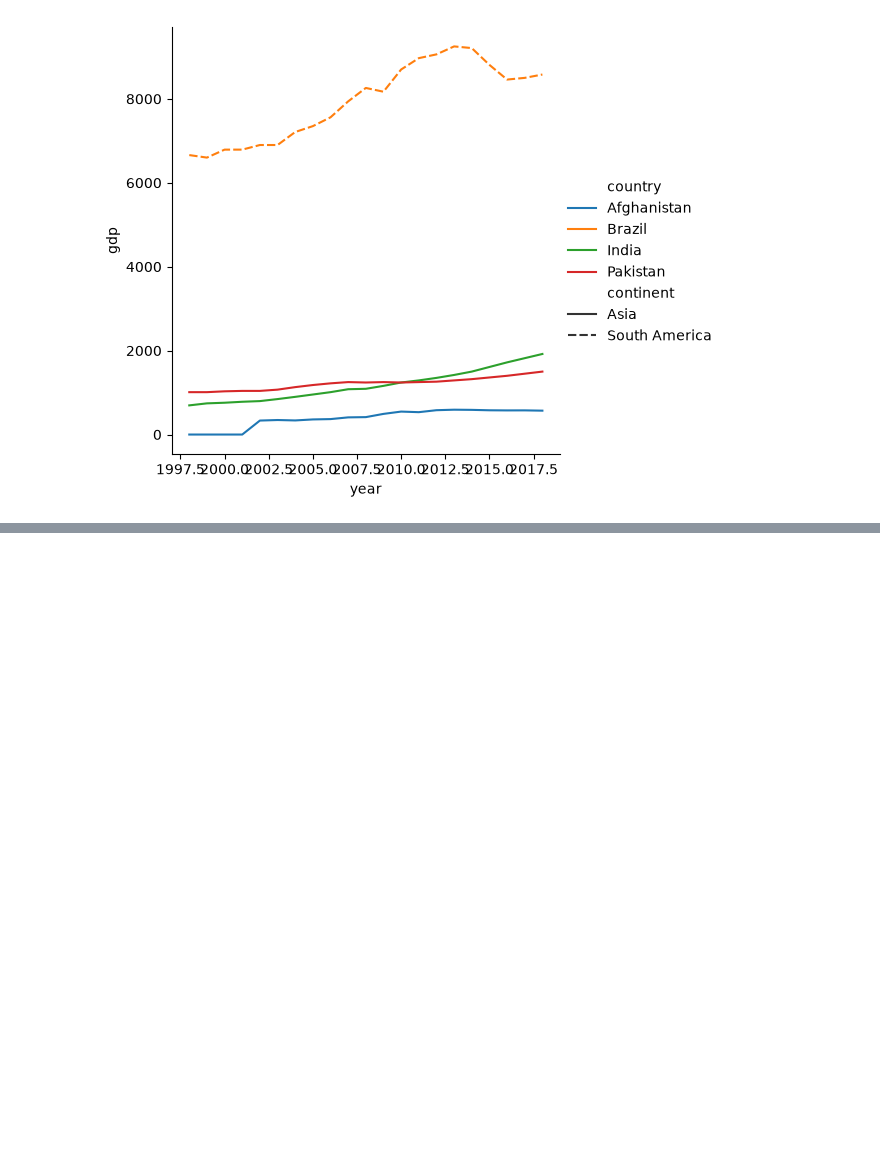
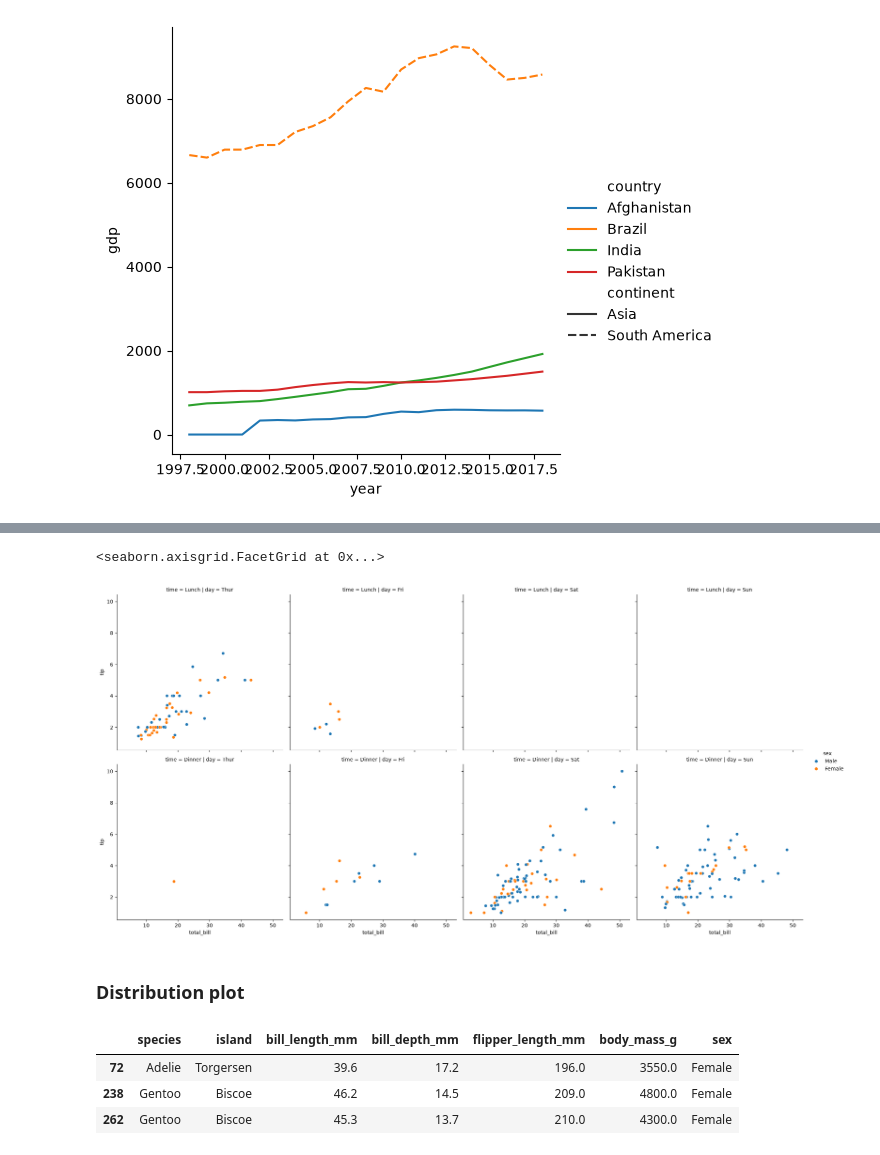
Before and after one commit to Anuragpathak08/Data-Analysis, a Jupyter notebook: 7 seaborn/m1day01.ipynb, the cells around one changed output, grey strips where cells are left out. Saved outputs shown, nothing was run; the diff lists cells and outputs as text; code cells hidden in the pictures; blank space fills up the shorter version.

```diff
--- a/7 seaborn/m1day01.ipynb
+++ b/7 seaborn/m1day01.ipynb
@@ -101,0 +132,23 @@ sns.relplot(kind='line',
+# %%
+sns.relplot(kind='scatter',
+            data=tips,
+            x ='total_bill',
+            y = 'tip',
+            hue='sex',
+            col='day',
+            row='time',
+            # col_wrap=4, #error : Cannot use `row` and `col_wrap` together.
+            )
+# %% [output]
+<seaborn.axisgrid.FacetGrid at 0x...>
+[figure, added]
+# %% [markdown]
+### Distribution plot
+# %%
+penguins = sns.load_dataset("penguins")
+penguins.sample(3)
+# %% [output]
+|  | species | island | bill_length_mm | bill_depth_mm | flipper_length_mm | body_mass_g | sex |
+| 72 | Adelie | Torgersen | 39.6 | 17.2 | 196.0 | 3550.0 | Female |
+| 238 | Gentoo | Biscoe | 46.2 | 14.5 | 209.0 | 4800.0 | Female |
+| 262 | Gentoo | Biscoe | 45.3 | 13.7 | 210.0 | 4300.0 | Female |
```
Also changed, not shown: parts of 6 cells of this notebook.
